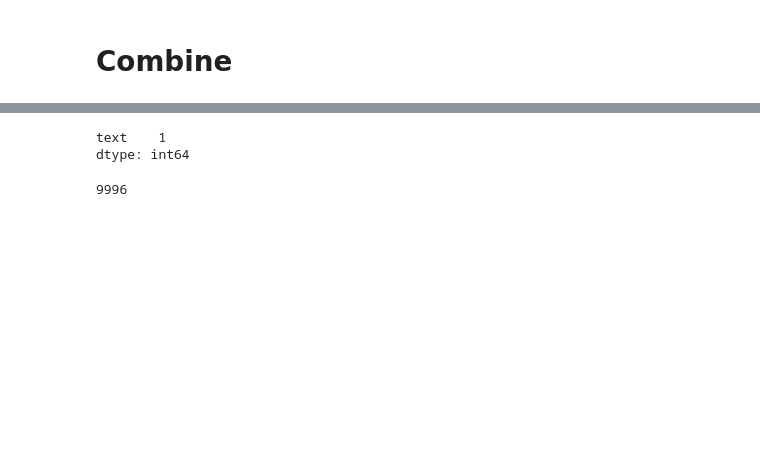
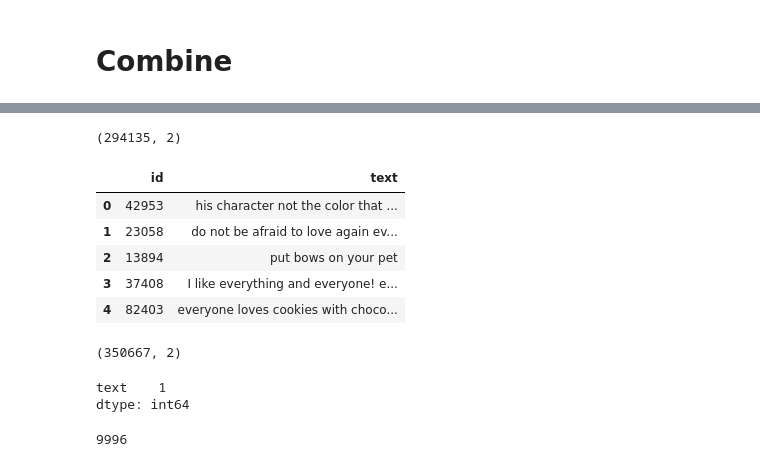
Before and after one commit to faizanahemad/facebook-hateful-memes, a Jupyter notebook: notebooks/DAB.ipynb, the cells around one changed output, grey strips where cells are left out. Drawn from its saved outputs; the diff is of its cells as text; code cells hidden in the pictures; blank space fills up the shorter version.

```diff
--- a/notebooks/DAB.ipynb
+++ b/notebooks/DAB.ipynb
@@ -199,7 +199,7 @@ Using cache found in /home/ahemf/.cache/torch/hub/pytorch_fairseq_master
 # %%
 results = []
 # %%
-translate = build_translator(hg_en_ru)
+translate = build_translator(pt_en_de_6, model_type="pytorch")
 
 for row in tqdm(df.iterrows(), total=df.shape[0]):
     keys = row[1].index.values
@@ -291,3 +307,19 @@ dab.to_csv(os.path.join(get_global("models_dir"),"dab.csv"), index=False)
+# %%
+fdab = pd.read_csv("/home/ahemf/cache/fdab.csv", engine="python")
+fdab.shape
+fdab = pd.concat((fdab, dab))
+fdab.head()
+fdab.shape
+fdab.to_csv("/home/ahemf/cache/fdab.csv", index=False)
+# %% [output]
+(294135, 2)
+|  | id | text |
+| 0 | 42953 | his character not the color that ... |
+| 1 | 23058 | do not be afraid to love again ev... |
+| 2 | 13894 | put bows on your pet |
+| 3 | 37408 | I like everything and everyone! e... |
+| 4 | 82403 | everyone loves cookies with choco... |
+(350667, 2)
 # %%
 dab.groupby(["id"]).count().min()
 # %% [output]
```
Also changed, not shown: parts of 13 cells of this notebook, 1 other file.
